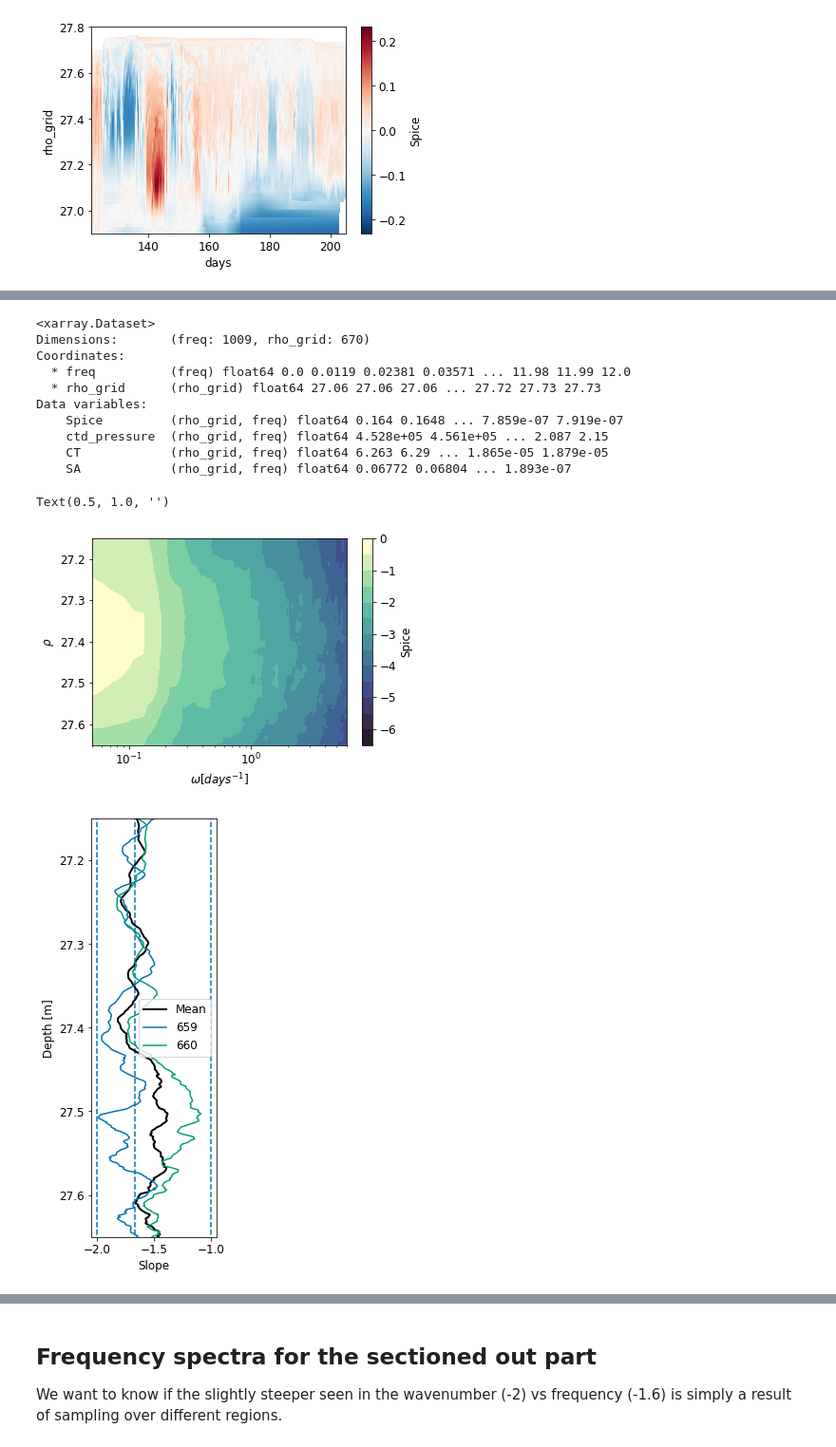
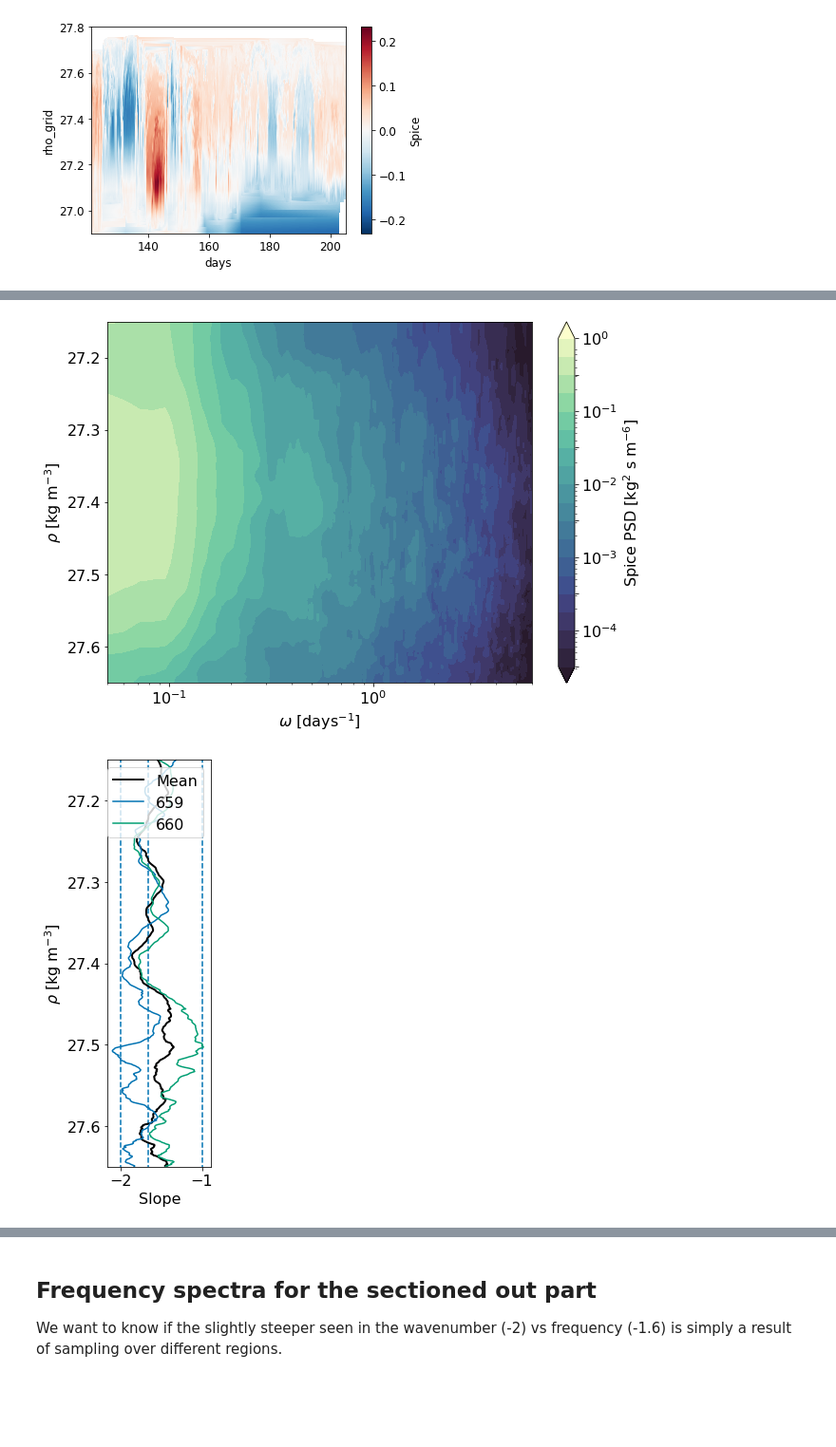
Before and after one commit to dhruvbalwada/sogos, a Jupyter notebook: notebooks/notebooks_variability_paper/along_isopycnal_spice_spectral_analysis_v2.ipynb, the cells around one changed output, grey strips where cells are left out. Shown at 95% size. Drawn from its saved outputs; the diff is of its cells as text; code cells hidden in the pictures; blank space fills up the shorter version.

```diff
--- a/notebooks/notebooks_variability_paper/along_isopycnal_spice_spectral_analysis_v2.ipynb
+++ b/notebooks/notebooks_variability_paper/along_isopycnal_spice_spectral_analysis_v2.ipynb
@@ -18,3 +18,0 @@ import matplotlib.pyplot as plt
-# %%
-plt.style.use('seaborn-colorblind')
-plt.rcParams['font.size'] = 12
@@ -119,7 +123,7 @@ ds_660_time.Spice.plot()
 import spectrum
 # %%
 def mtm_psd(ds, var):
-    NW=10 # fix this based on testing done prior
+    NW=7 # fix this based on testing done prior
     da = ds[var] - ds[var].mean('days') # remove a time mean
 
     n=0 # counter to make sure that xarray is initialized when first calc is done
@@ -173,15 +164,2 @@ Data variables:
-# %%
-ds_659_freq
-# %% [output]
-<xarray.Dataset>
-Dimensions:       (freq: 1009, rho_grid: 670)
-Coordinates:
-  * freq          (freq) float64 0.0 0.0119 0.02381 0.03571 ... 11.98 11.99 12.0
-  * rho_grid      (rho_grid) float64 27.06 27.06 27.06 ... 27.72 27.73 27.73
-Data variables:
-    Spice         (rho_grid, freq) float64 0.164 0.1648 ... 7.859e-07 7.919e-07
-    ctd_pressure  (rho_grid, freq) float64 4.528e+05 4.561e+05 ... 2.087 2.15
-    CT            (rho_grid, freq) float64 6.263 6.29 ... 1.865e-05 1.879e-05
-    SA            (rho_grid, freq) float64 0.06772 0.06804 ... 1.893e-07
 # %%
 ds_mean_freq = 0.5*(ds_660_freq + ds_659_freq)
@@ -188,14 +169,28 @@ ds_mean_freq = 0.5*(ds_660_freq + ds_659_freq)
 # %%
-np.log10(ds_mean_freq.Spice).plot.contourf(levels=13, cmap=cmo.deep_r)
+plt.figure(figsize=(10, 7))
+
+lev_exp = np.linspace(-4.5,0, 19)
+levs = np.power(10, lev_exp)
+
+cnt = ds_mean_freq.Spice.plot.contourf(levels=levs,
+                                 norm = colors.LogNorm(vmin=3e-5),
+                                 cmap=cmo.deep_r,
+                                 extend='both',
+                                 cbar_kwargs={'label':'Spice PSD [kg$^2$ s m$^{-6}$]'})
+
+for c in cnt.collections:
+    c.set_edgecolor("face")
+
 plt.xscale('log')
 plt.xlim([1/20, 24/4])
 plt.gca().invert_yaxis()
 plt.ylim([27.65, 27.15])
 
-plt.ylabel(r'$\rho$')
-plt.xlabel('$\omega [days^{-1}]$')
+plt.ylabel(r'$\rho$ [kg m$^{-3}$]')
+plt.xlabel('$\omega$ [days$^{-1}$]')
 plt.title('')
+
+plt.savefig('figures/figure_iso_spec_freq_panel1.pdf')
 # %% [output]
-Text(0.5, 1.0, '')
-[figure, old version]
+[figure, new version]
 # %%
@@ -222,21 +218,22 @@ for i in range(npres):
 # %%
 plt.figure(figsize=(3,7))
 
 plt.plot(m_mean, ds_mean_freq.rho_grid, color='k', linewidth=2, label='Mean')
 plt.plot(m_659, ds_mean_freq.rho_grid, label='659' )
 plt.plot(m_660, ds_mean_freq.rho_grid, label='660')
 plt.gca().invert_yaxis()
 
 plt.vlines([-2, -5/3, -1], 27.1, 27.7, linestyles='--')
 plt.legend()
 #plt.xlim([-2.2, -1.2])
 plt.xlabel('Slope')
-plt.ylabel('Depth [m]')
+plt.ylabel(r'$\rho$ [kg m$^{-3}$]')
 #plt.ylim([950, 0])
 plt.ylim([27.65, 27.15])
 plt.tight_layout()
 
 #plt.savefig('figures/figure_rho_spec_panel2.pdf')
+plt.savefig('figures/figure_iso_spec_freq_panel2.pdf')
 # %% [output]
-[figure, old version]
+[figure, new version]
 # %%
```
Also changed, not shown: parts of 44 cells of this notebook, 3 other files.
